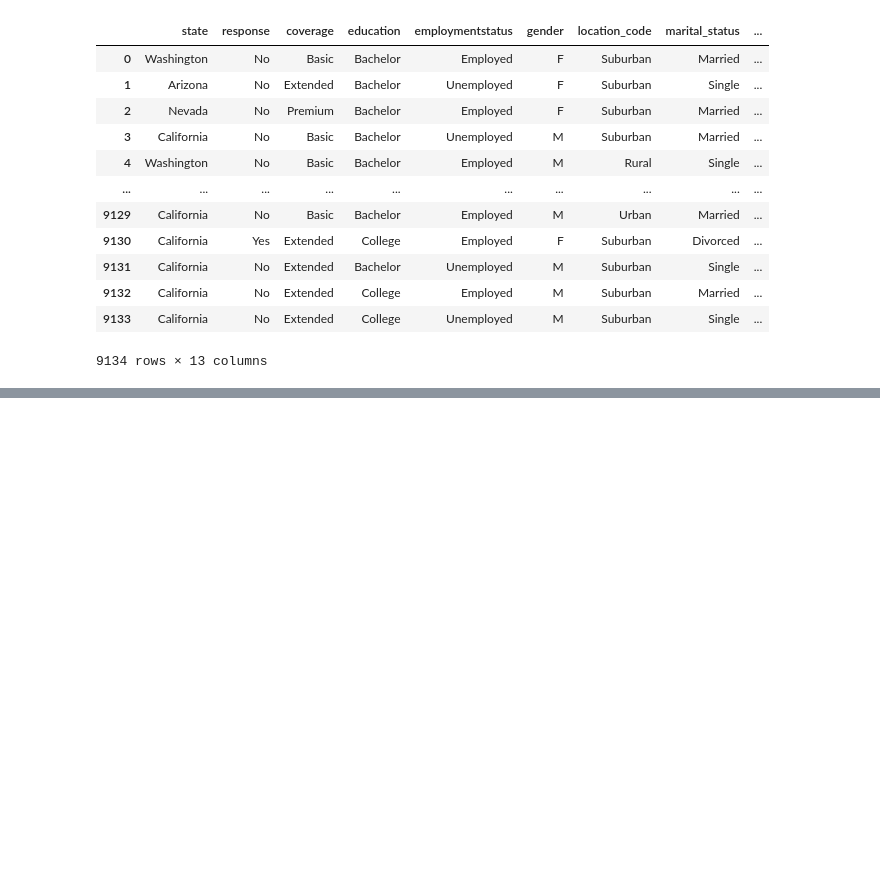
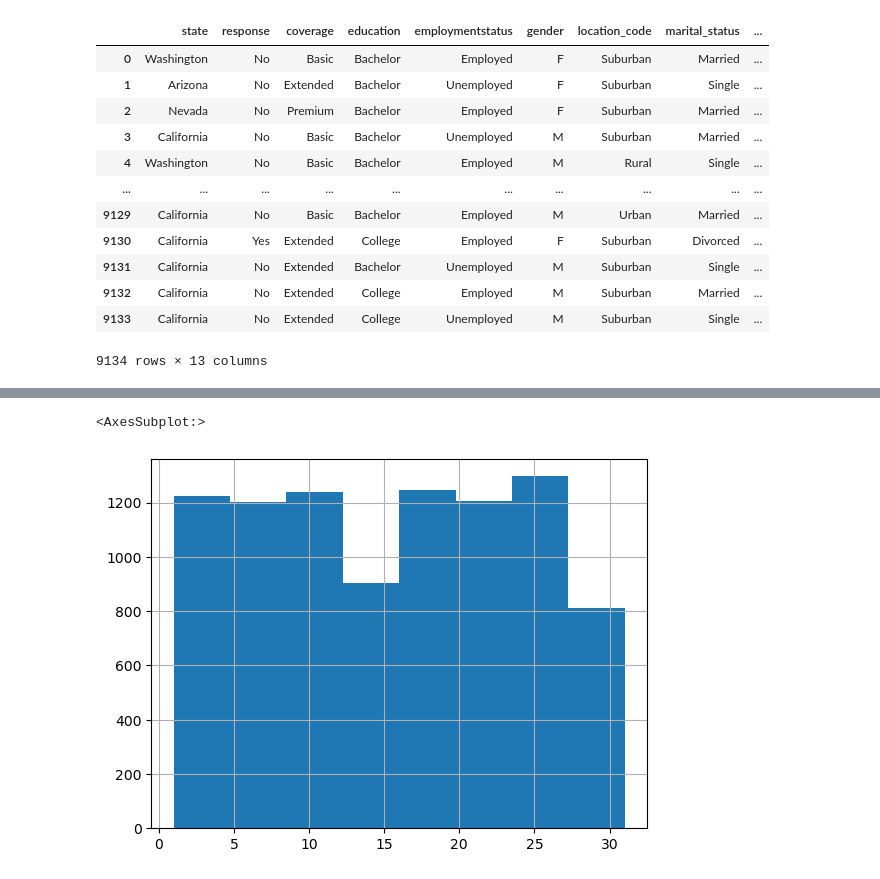
Before and after one commit to Adyto23/Lab-Comparing-regression-models, a Jupyter notebook: lab clean num .ipynb, the cells around one changed output, grey strips where cells are left out. Drawn from its saved outputs; the diff is of its cells as text; code cells hidden in the pictures; blank space fills up the shorter version.

```diff
--- a/lab clean num .ipynb
+++ b/lab clean num .ipynb
@@ -460,0 +549,5 @@ dtype: int64
+# %%
+customer_df['day_year'].hist(bins=8)
+# %% [output]
+<AxesSubplot:>
+[figure, added]
```
Also changed, not shown: parts of 15 cells of this notebook.
